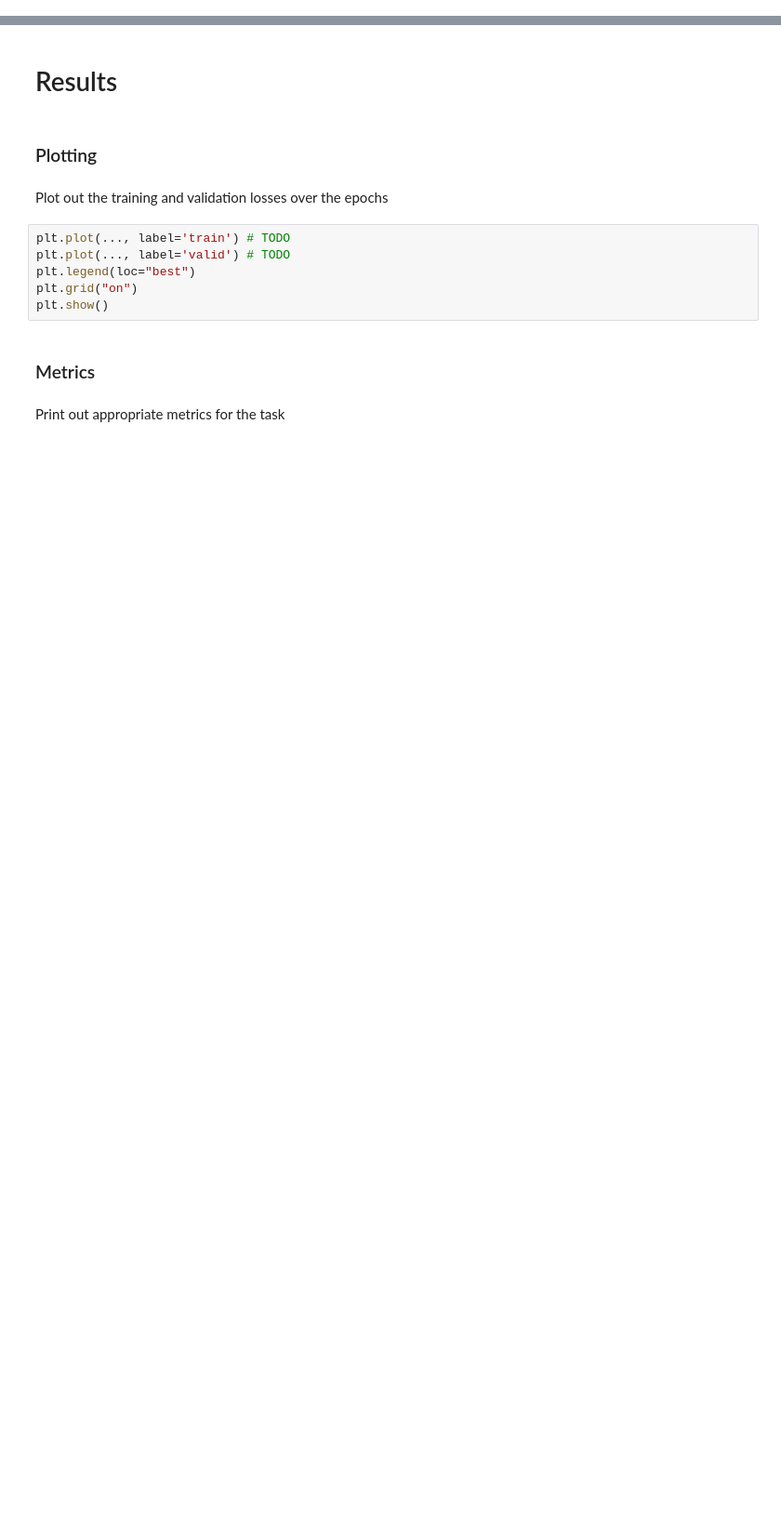
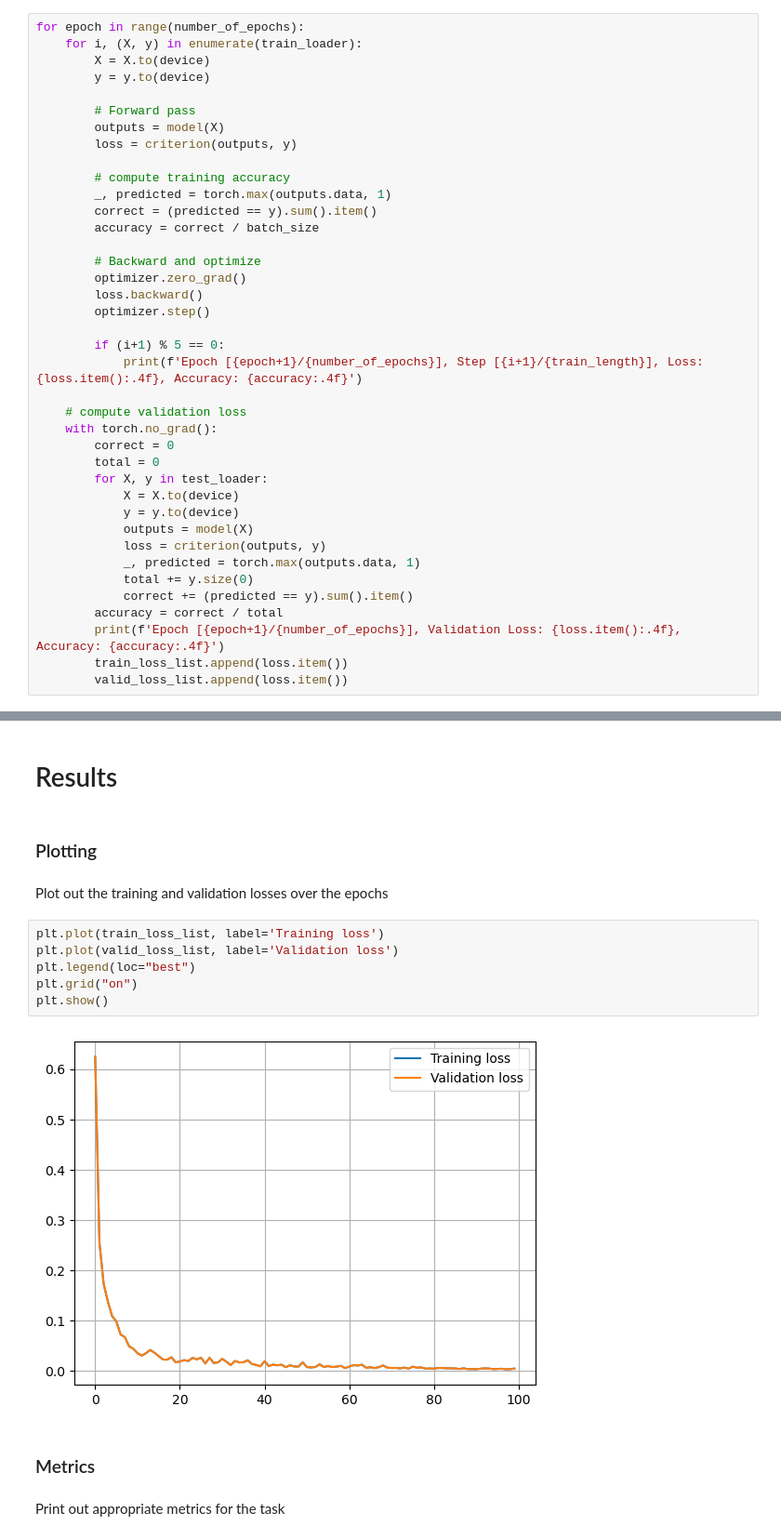
Before and after one commit to Harkeerat2002/deep-learning-lab, a Jupyter notebook: Excercises/Excercise 3/03_exercise.ipynb, the cells around one changed output, grey strips where cells are left out. Shown at 93% size. Cells and saved outputs as stored; diff of their text form; blank space fills up the shorter version.

```diff
--- a/Excercises/Excercise 3/03_exercise.ipynb
+++ b/Excercises/Excercise 3/03_exercise.ipynb
@@ -230,0 +267,39 @@ Implement your training and evaluation (for the validation set) loops
+# %%
+for epoch in range(number_of_epochs):
+    for i, (X, y) in enumerate(train_loader):
+        X = X.to(device)
+        y = y.to(device)
+
+        # Forward pass
+        outputs = model(X)
+        loss = criterion(outputs, y)
+
+        # compute training accuracy
+        _, predicted = torch.max(outputs.data, 1)
+        correct = (predicted == y).sum().item()
+        accuracy = correct / batch_size
+
+        # Backward and optimize
+        optimizer.zero_grad()
+        loss.backward()
+        optimizer.step()
+
+        if (i+1) % 5 == 0:
+            print(f'Epoch [{epoch+1}/{number_of_epochs}], Step [{i+1}/{train_length}], Loss: {loss.item():.4f}, Accuracy: {accuracy:.4f}')
+
+    # compute validation loss
+    with torch.no_grad():
+        correct = 0
+        total = 0
+        for X, y in test_loader:
+            X = X.to(device)
+            y = y.to(device)
+            outputs = model(X)
+            loss = criterion(outputs, y)
+            _, predicted = torch.max(outputs.data, 1)
+            total += y.size(0)
+            correct += (predicted == y).sum().item()
+        accuracy = correct / total
+        print(f'Epoch [{epoch+1}/{number_of_epochs}], Validation Loss: {loss.item():.4f}, Accuracy: {accuracy:.4f}')
+        train_loss_list.append(loss.item())
+        valid_loss_list.append(loss.item())
@@ -235,11 +328,13 @@ Implement your training and evaluation (for the validation set) loops
 # %% [markdown]
 Plot out the training and validation losses over the epochs
 # %%
-plt.plot(..., label='train') # TODO
-plt.plot(..., label='valid') # TODO
+plt.plot(train_loss_list, label='Training loss')
+plt.plot(valid_loss_list, label='Validation loss')
 plt.legend(loc="best")
 plt.grid("on")
 plt.show()
+# %% [output]
+[figure, added]
 # %% [markdown]
 ### Metrics
 # %% [markdown]
```
Also changed, not shown: parts of 18 cells of this notebook.
